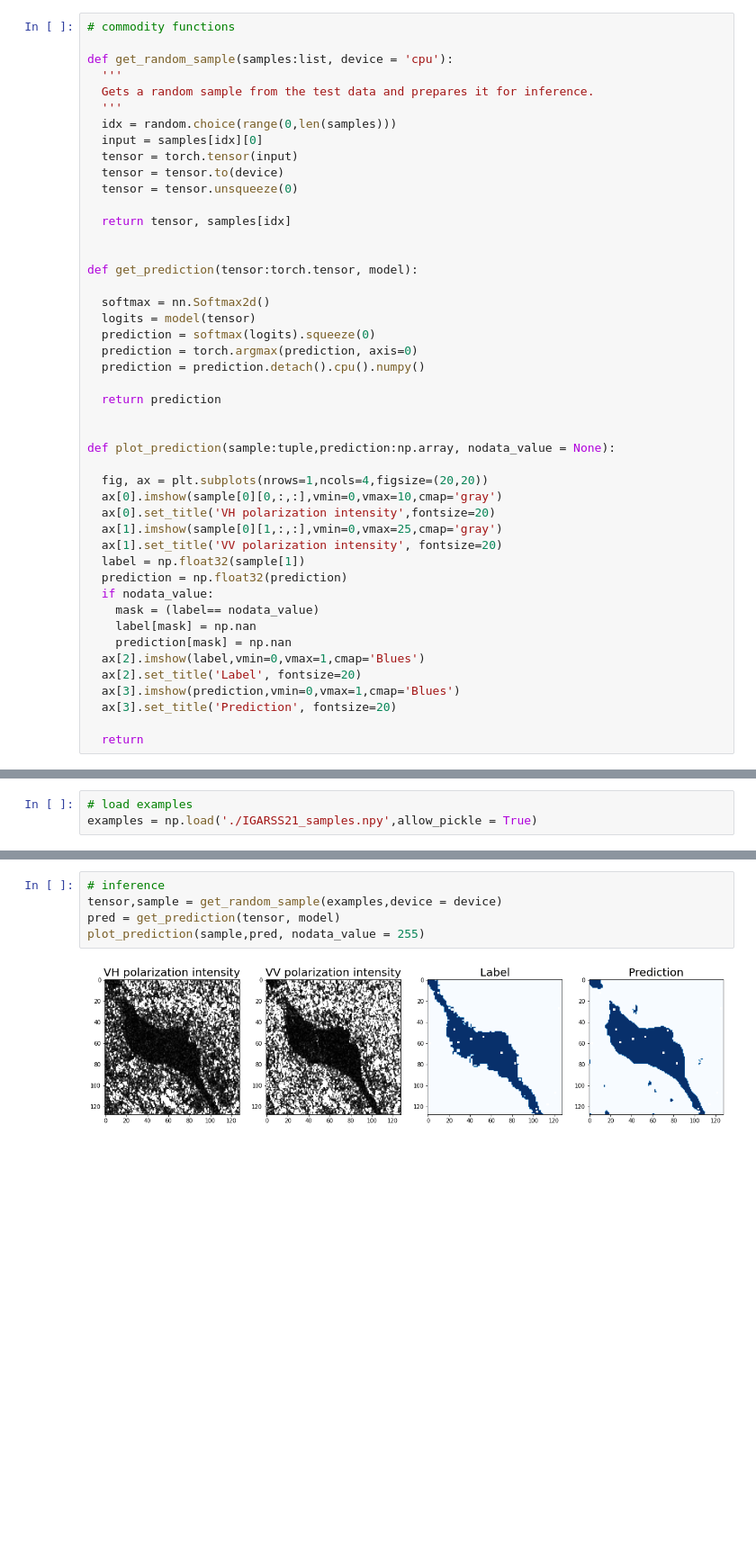
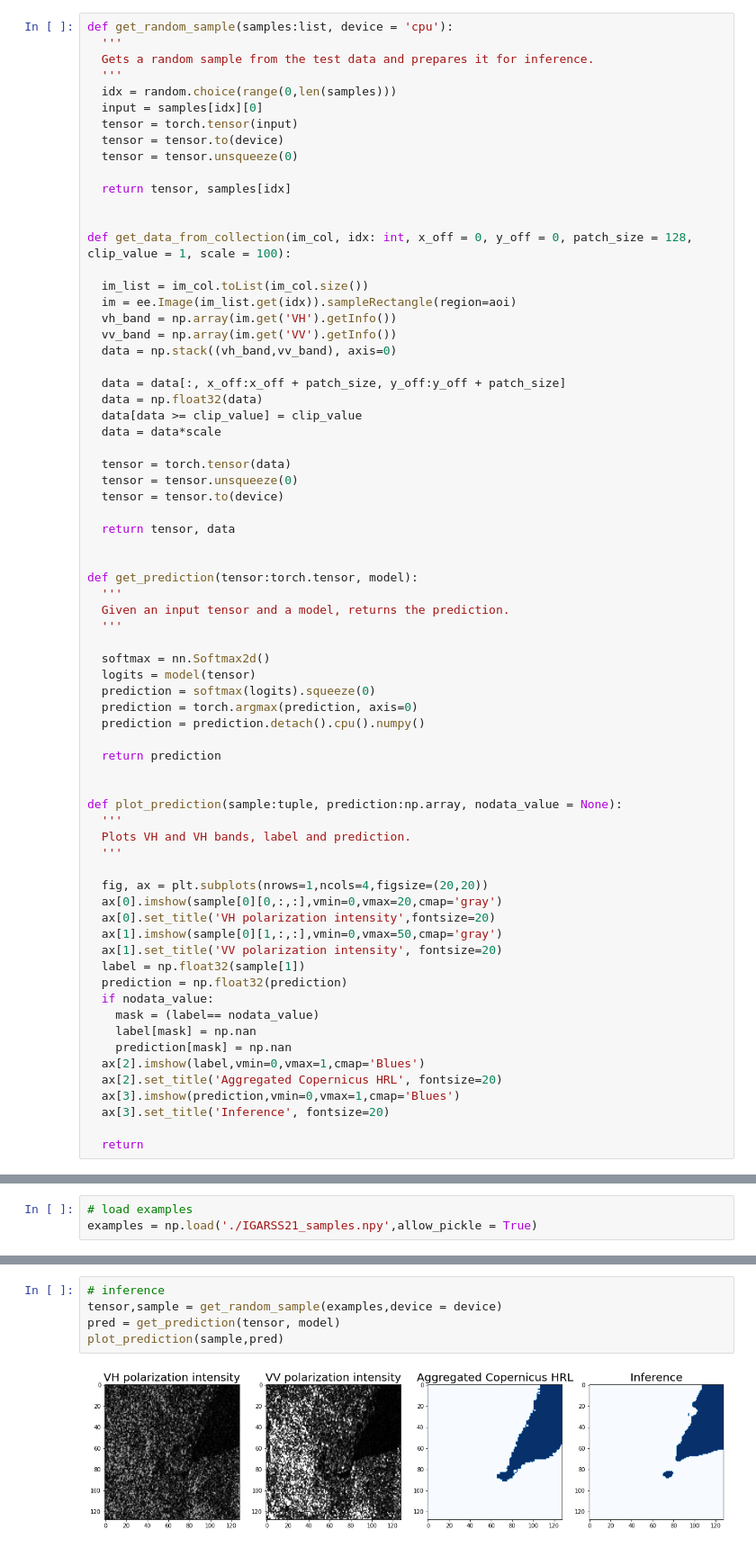
Before and after one commit to francescoasaro/IGARSS21, a Jupyter notebook: notebooks/IGARSS21.ipynb, the cells around one changed output, grey strips where cells are left out. Shown at 90% size. Saved outputs shown, nothing was run; the diff lists cells and outputs as text; blank space fills up the shorter version.

```diff
--- a/notebooks/IGARSS21.ipynb
+++ b/notebooks/IGARSS21.ipynb
@@ -37,6 +56,4 @@ from model import  BaselineUnet4
 # %%
-# commodity functions
-
 def get_random_sample(samples:list, device = 'cpu'):
   '''
   Gets a random sample from the test data and prepares it for inference.
@@ -50,7 +67,30 @@ def get_random_sample(samples:list, device = 'cpu'):
   return tensor, samples[idx]
 
 
+def get_data_from_collection(im_col, idx: int, x_off = 0, y_off = 0, patch_size = 128, clip_value = 1, scale = 100):
+
+  im_list = im_col.toList(im_col.size())
+  im = ee.Image(im_list.get(idx)).sampleRectangle(region=aoi)
+  vh_band = np.array(im.get('VH').getInfo())
+  vv_band = np.array(im.get('VV').getInfo())
+  data = np.stack((vh_band,vv_band), axis=0)
+
+  data = data[:, x_off:x_off + patch_size, y_off:y_off + patch_size]
+  data = np.float32(data)
+  data[data >= clip_value] = clip_value
+  data = data*scale
+
+  tensor = torch.tensor(data)
+  tensor = tensor.unsqueeze(0)
+  tensor = tensor.to(device)
+
+  return tensor, data
+
+
 def get_prediction(tensor:torch.tensor, model):
+  '''
+  Given an input tensor and a model, returns the prediction.
+  '''
 
   softmax = nn.Softmax2d()
   logits = model(tensor)
@@ -61,12 +101,15 @@ def get_prediction(tensor:torch.tensor, model):
   return prediction
 
 
-def plot_prediction(sample:tuple,prediction:np.array, nodata_value = None):
+def plot_prediction(sample:tuple, prediction:np.array, nodata_value = None):
+  '''
+  Plots VH and VH bands, label and prediction.
+  '''
 
   fig, ax = plt.subplots(nrows=1,ncols=4,figsize=(20,20))
-  ax[0].imshow(sample[0][0,:,:],vmin=0,vmax=10,cmap='gray')
+  ax[0].imshow(sample[0][0,:,:],vmin=0,vmax=20,cmap='gray')
   ax[0].set_title('VH polarization intensity',fontsize=20)
-  ax[1].imshow(sample[0][1,:,:],vmin=0,vmax=25,cmap='gray')
+  ax[1].imshow(sample[0][1,:,:],vmin=0,vmax=50,cmap='gray')
   ax[1].set_title('VV polarization intensity', fontsize=20)
   label = np.float32(sample[1])
   prediction = np.float32(prediction)
@@ -75,8 +118,8 @@ def plot_prediction(sample:tuple,prediction:np.array, nodata_value = None):
     label[mask] = np.nan
     prediction[mask] = np.nan
   ax[2].imshow(label,vmin=0,vmax=1,cmap='Blues')
-  ax[2].set_title('Label', fontsize=20)
+  ax[2].set_title('Aggregated Copernicus HRL', fontsize=20)
   ax[3].imshow(prediction,vmin=0,vmax=1,cmap='Blues')
-  ax[3].set_title('Prediction', fontsize=20)
+  ax[3].set_title('Inference', fontsize=20)
 
   return
@@ -117,7 +178,7 @@ DataParallel(
 # %%
 # inference
 tensor,sample = get_random_sample(examples,device = device)
 pred = get_prediction(tensor, model)
-plot_prediction(sample,pred, nodata_value = 255)
+plot_prediction(sample,pred)
 # %% [output]
-[figure, old version]
+[figure, new version]
```
Also changed, not shown: parts of 21 cells of this notebook.
